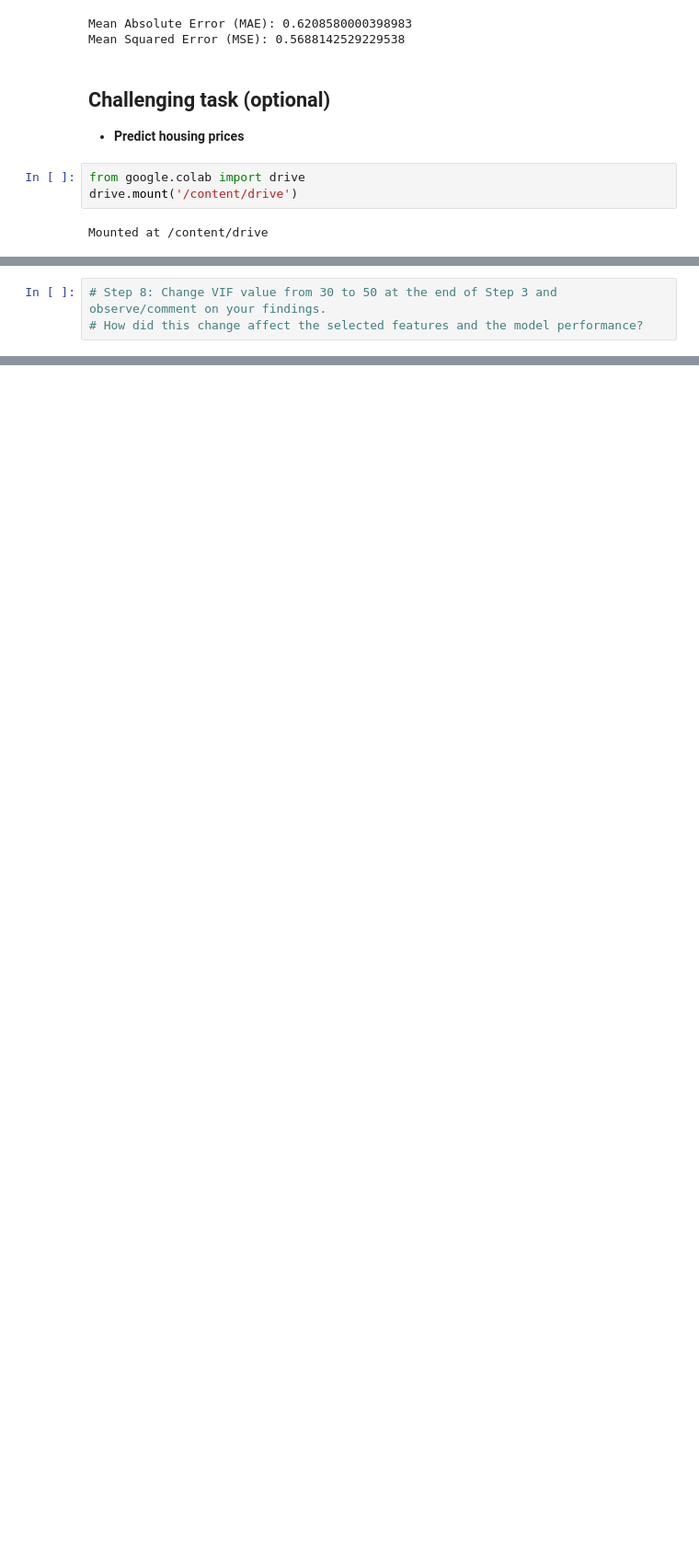
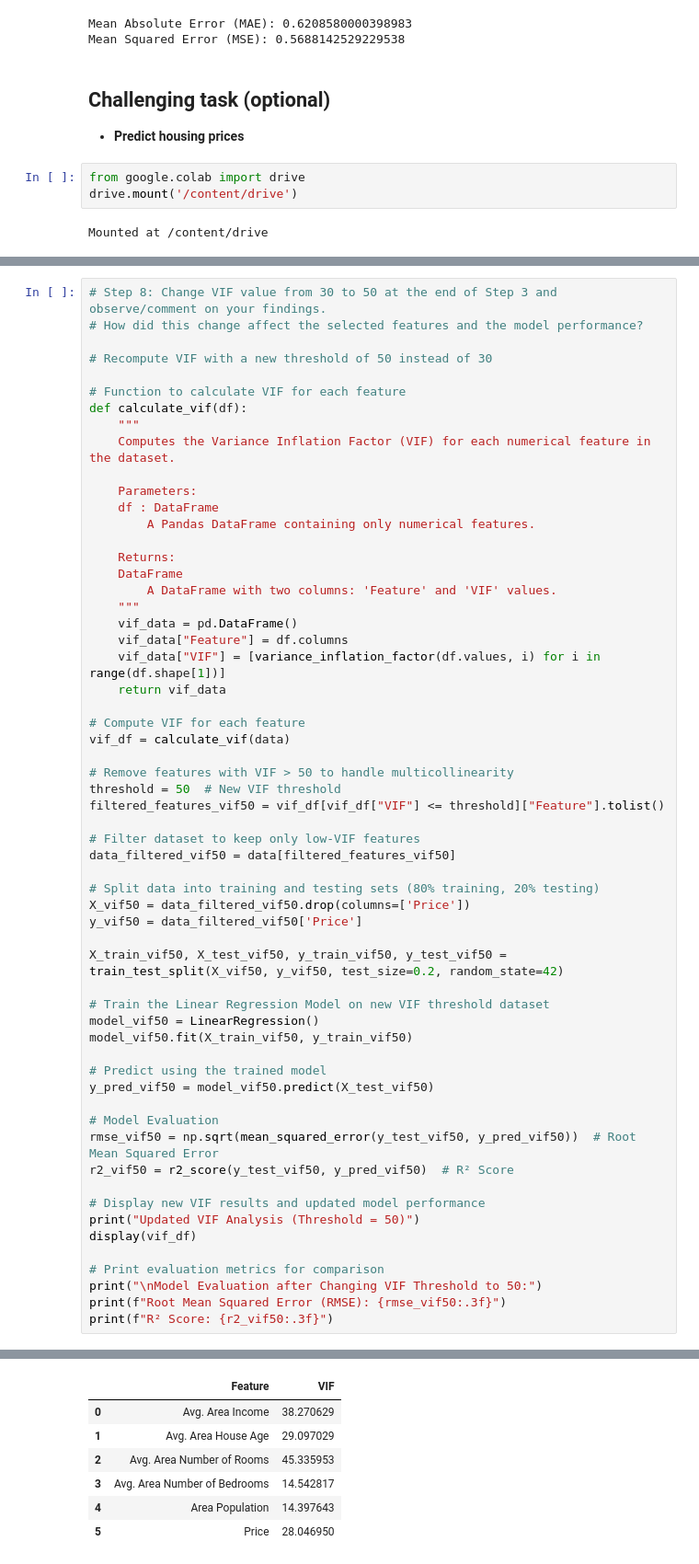
Before and after one commit to EdwinAbdonShayo/Data-Science-AI-Lessons, a Jupyter notebook: Week 4/DSAI-Lab4-Stu.ipynb, the cells around one changed output, grey strips where cells are left out. Shown at 92% size. Drawn from its saved outputs; the diff is of its cells as text; blank space fills up the shorter version.

```diff
--- a/Week 4/DSAI-Lab4-Stu.ipynb
+++ b/Week 4/DSAI-Lab4-Stu.ipynb
@@ -438,3 +679,60 @@ print(f"Lasso Regression - RMSE: {lasso_rmse:.3f}, R²: {lasso_r2:.3f}")
 # %%
 # Step 8: Change VIF value from 30 to 50 at the end of Step 3 and observe/comment on your findings.
 # How did this change affect the selected features and the model performance?
+
+# Recompute VIF with a new threshold of 50 instead of 30
+
+# Function to calculate VIF for each feature
+def calculate_vif(df):
+    """
+    Computes the Variance Inflation Factor (VIF) for each numerical feature in the dataset.
+
+    Parameters:
+    df : DataFrame
+        A Pandas DataFrame containing only numerical features.
+
+    Returns:
+    DataFrame
+        A DataFrame with two columns: 'Feature' and 'VIF' values.
+    """
+    vif_data = pd.DataFrame()
+    vif_data["Feature"] = df.columns
+    vif_data["VIF"] = [variance_inflation_factor(df.values, i) for i in range(df.shape[1])]
+    return vif_data
+
+# Compute VIF for each feature
+vif_df = calculate_vif(data)
+
+# Remove features with VIF > 50 to handle multicollinearity
+threshold = 50  # New VIF threshold
+filtered_features_vif50 = vif_df[vif_df["VIF"] <= threshold]["Feature"].tolist()
+
+# Filter dataset to keep only low-VIF features
+data_filtered_vif50 = data[filtered_features_vif50]
+
+# Split data into training and testing sets (80% training, 20% testing)
+X_vif50 = data_filtered_vif50.drop(columns=['Price'])
+y_vif50 = data_filtered_vif50['Price']
+
+X_train_vif50, X_test_vif50, y_train_vif50, y_test_vif50 = train_test_split(X_vif50, y_vif50, test_size=0.2, random_state=42)
+
+# Train the Linear Regression Model on new VIF threshold dataset
+model_vif50 = LinearRegression()
+model_vif50.fit(X_train_vif50, y_train_vif50)
+
+# Predict using the trained model
+y_pred_vif50 = model_vif50.predict(X_test_vif50)
+
+# Model Evaluation
+rmse_vif50 = np.sqrt(mean_squared_error(y_test_vif50, y_pred_vif50))  # Root Mean Squared Error
+r2_vif50 = r2_score(y_test_vif50, y_pred_vif50)  # R² Score
+
+# Display new VIF results and updated model performance
+print("Updated VIF Analysis (Threshold = 50)")
+display(vif_df)
+
+# Print evaluation metrics for comparison
+print("\nModel Evaluation after Changing VIF Threshold to 50:")
+print(f"Root Mean Squared Error (RMSE): {rmse_vif50:.3f}")
+print(f"R² Score: {r2_vif50:.3f}")
+# %% [output]
@@ -440,0 +740,7 @@ print(f"Lasso Regression - RMSE: {lasso_rmse:.3f}, R²: {lasso_r2:.3f}")
+|  | Feature | VIF |
+| 0 | Avg. Area Income | 38.270629 |
+| 1 | Avg. Area House Age | 29.097029 |
+| 2 | Avg. Area Number of Rooms | 45.335953 |
+| 3 | Avg. Area Number of Bedrooms | 14.542817 |
+| 4 | Area Population | 14.397643 |
+| 5 | Price | 28.046950 |
```
Also changed, not shown: parts of 14 cells of this notebook, 1 other file.
